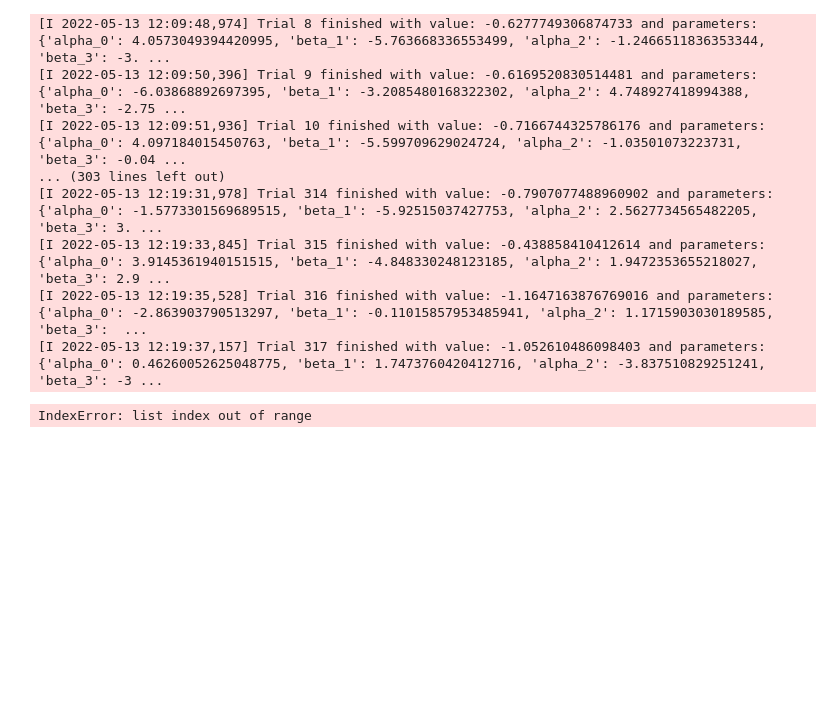
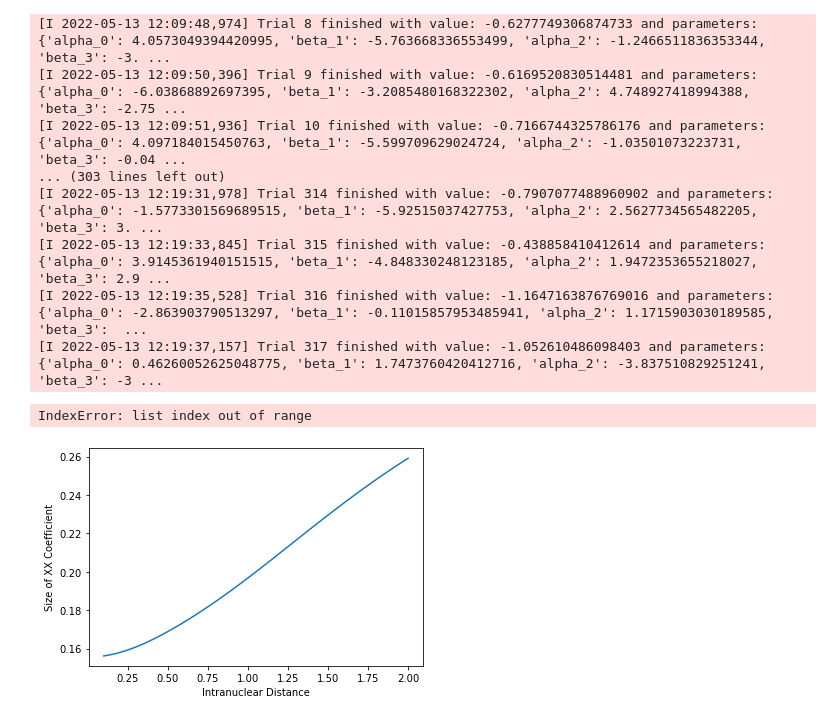
Before and after one commit to LeanderReascos/QAOA_QuantumMechanics, a Jupyter notebook: molecules/libs/test.ipynb, the cells around one changed output. Saved outputs shown, nothing was run; the diff lists cells and outputs as text; code cells hidden in the pictures; blank space fills up the shorter version.

```diff
--- a/molecules/libs/test.ipynb
+++ b/molecules/libs/test.ipynb
@@ -254,0 +259,12 @@ IndexError: list index out of range
+# %%
+hamiltonians = load_hamiltonians("hamiltonians.pkl")
+coeficients = []
+for i in range(len(hamiltonians)):
+    coeficients.append(hamiltonians[i][0][0])
+dist = np.linspace(0.1,2,100)
+plt.plot(dist,coeficients)
+plt.xlabel("Intranuclear Distance")
+plt.ylabel("Size of XX Coefficient")
+plt.show()
+# %% [output]
+[figure, added]
```
Also changed, not shown: parts of 4 cells of this notebook, 16 other files.
